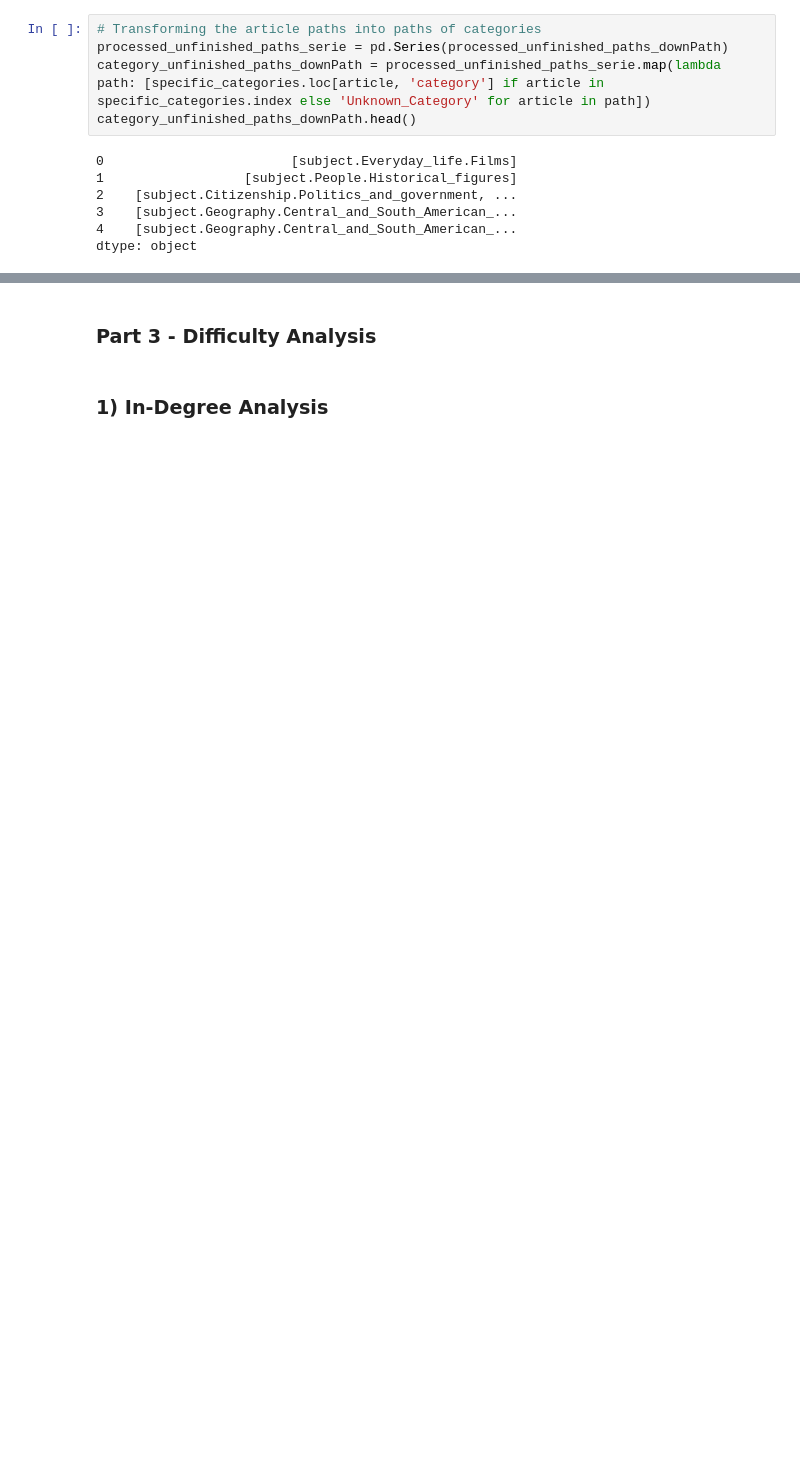
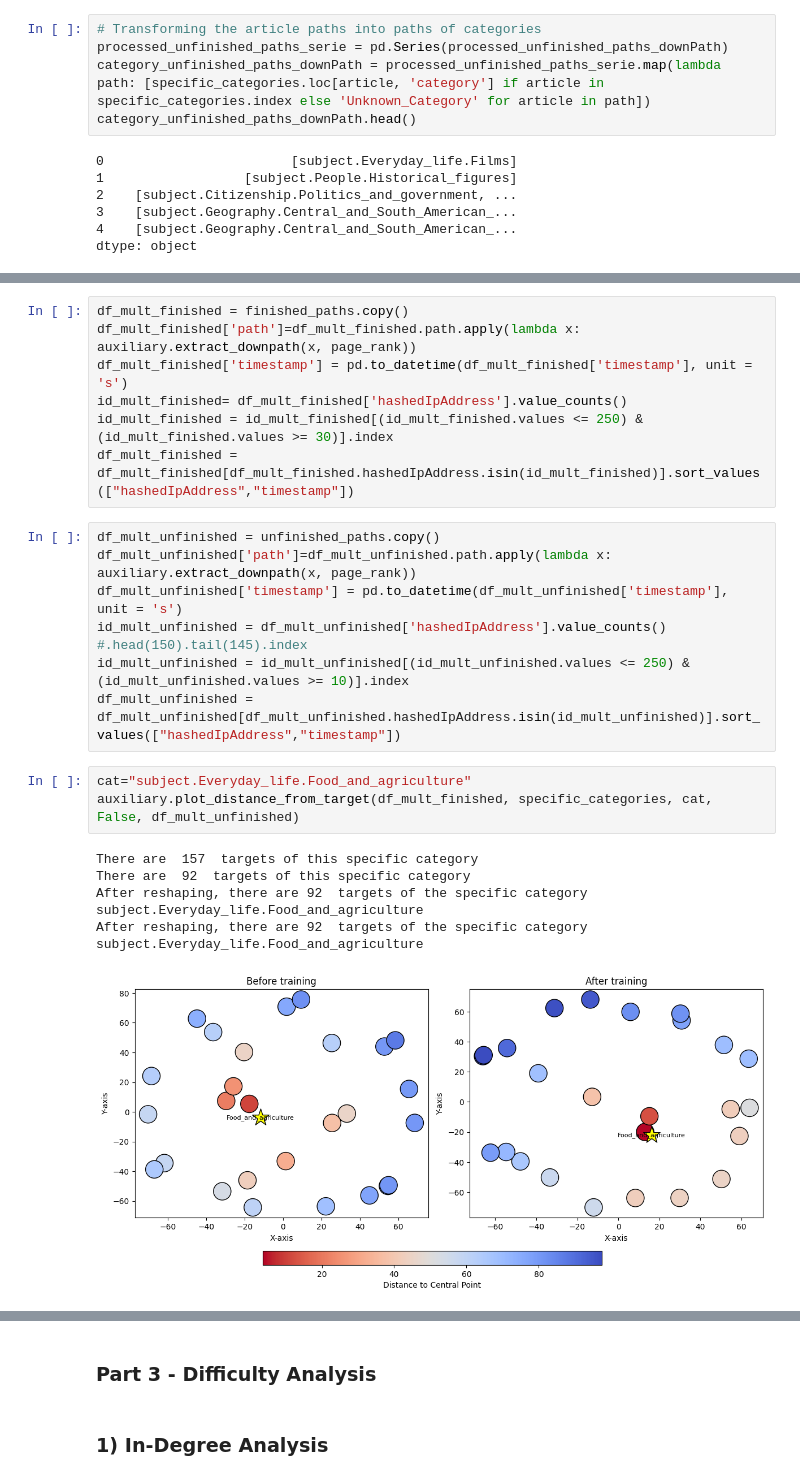
Before and after one commit to epfl-ada/ada-2023-project-datawranglers, a Jupyter notebook: notebook milestone 3/Milestone_3_notebook.ipynb, the cells around one changed output, grey strips where cells are left out. Drawn from its saved outputs; the diff is of its cells as text; blank space fills up the shorter version.

```diff
--- a/notebook milestone 3/Milestone_3_notebook.ipynb
+++ b/notebook milestone 3/Milestone_3_notebook.ipynb
@@ -531,0 +640,23 @@ In the following section, we will focus on identifying the key factors that play
+# %%
+df_mult_finished = finished_paths.copy()
+df_mult_finished['path']=df_mult_finished.path.apply(lambda x: auxiliary.extract_downpath(x, page_rank))
+df_mult_finished['timestamp'] = pd.to_datetime(df_mult_finished['timestamp'], unit = 's')
+id_mult_finished= df_mult_finished['hashedIpAddress'].value_counts()
+id_mult_finished = id_mult_finished[(id_mult_finished.values <= 250) & (id_mult_finished.values >= 30)].index
+df_mult_finished = df_mult_finished[df_mult_finished.hashedIpAddress.isin(id_mult_finished)].sort_values(["hashedIpAddress","timestamp"])
+# %%
+df_mult_unfinished = unfinished_paths.copy()
+df_mult_unfinished['path']=df_mult_unfinished.path.apply(lambda x: auxiliary.extract_downpath(x, page_rank))
+df_mult_unfinished['timestamp'] = pd.to_datetime(df_mult_unfinished['timestamp'], unit = 's')
+id_mult_unfinished = df_mult_unfinished['hashedIpAddress'].value_counts()     #.head(150).tail(145).index
+id_mult_unfinished = id_mult_unfinished[(id_mult_unfinished.values <= 250) & (id_mult_unfinished.values >= 10)].index
+df_mult_unfinished = df_mult_unfinished[df_mult_unfinished.hashedIpAddress.isin(id_mult_unfinished)].sort_values(["hashedIpAddress","timestamp"])
+# %%
+cat="subject.Everyday_life.Food_and_agriculture"
+auxiliary.plot_distance_from_target(df_mult_finished, specific_categories, cat, False, df_mult_unfinished)
+# %% [output]
+There are  157  targets of this specific category
+There are  92  targets of this specific category
+After reshaping, there are 92  targets of the specific category subject.Everyday_life.Food_and_agriculture
+After reshaping, there are 92  targets of the specific category subject.Everyday_life.Food_and_agriculture
+[figure, added]
```
Also changed, not shown: parts of 47 cells of this notebook, 1 other file.
